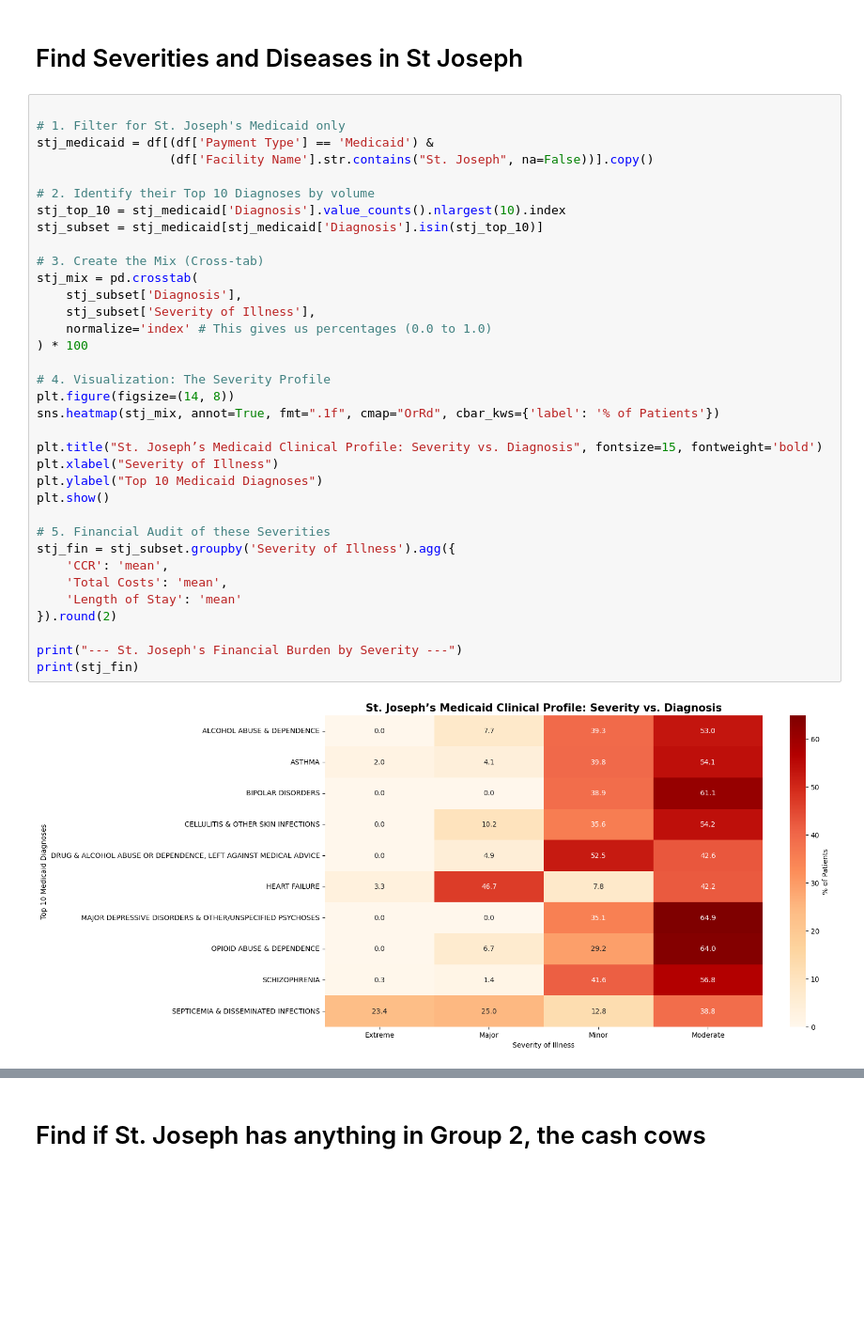
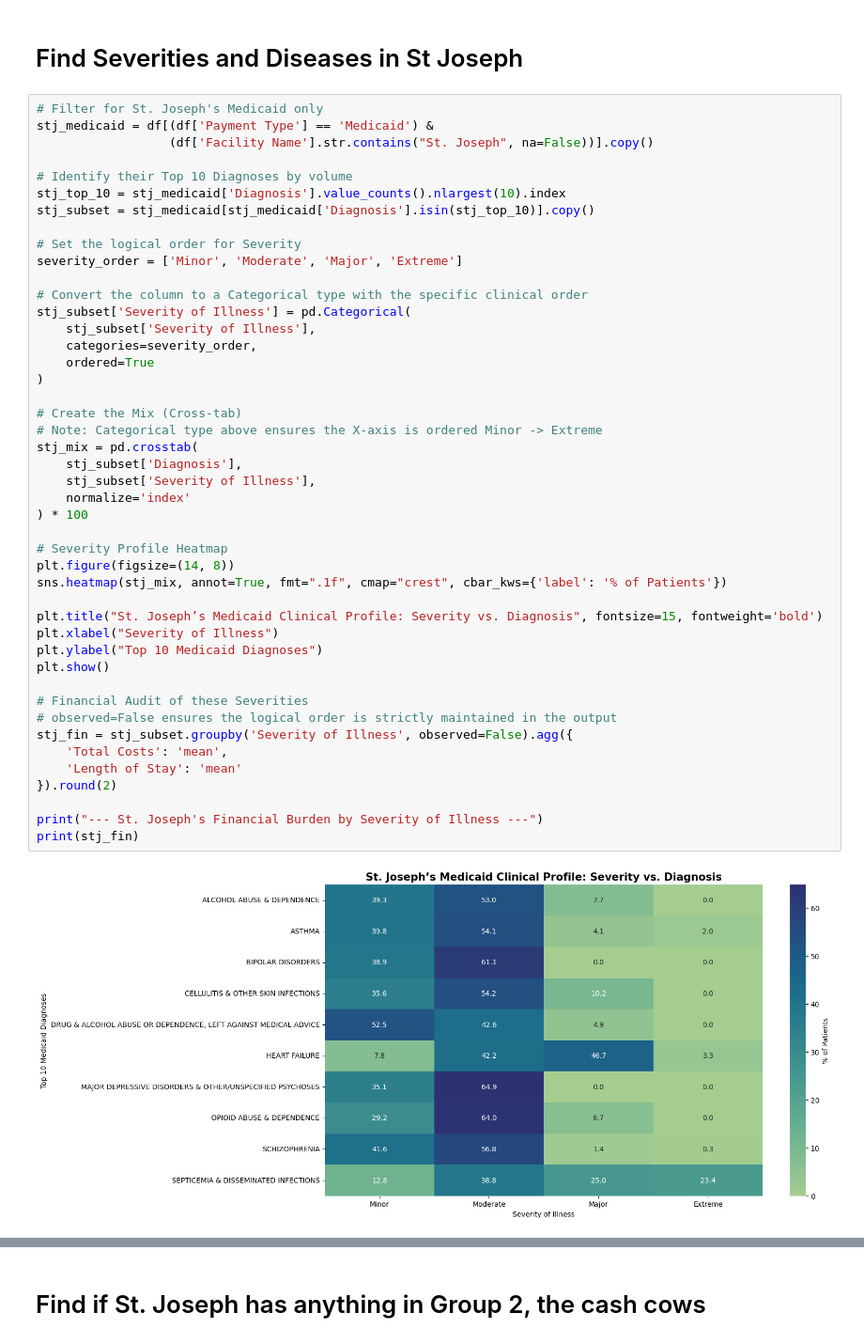
Before and after one commit to kpsalida/HospitalDischarges_Visualization, a Jupyter notebook: viz_eda.ipynb, the cells around one changed output, grey strips where cells are left out. Shown at 94% size. Drawn from its saved outputs; the diff is of its cells as text; blank space fills up the shorter version.

```diff
--- a/viz_eda.ipynb
+++ b/viz_eda.ipynb
@@ -2235,39 +2287,49 @@ MAJOR DEPRESSIVE DISORDERS & OTHER/UNSPECIFIED ...       224             365
 # %% [markdown]
 # Find Severities and Diseases in St Joseph
 # %%
-
-# 1. Filter for St. Joseph's Medicaid only
+# Filter for St. Joseph's Medicaid only
 stj_medicaid = df[(df['Payment Type'] == 'Medicaid') &
                   (df['Facility Name'].str.contains("St. Joseph", na=False))].copy()
 
-# 2. Identify their Top 10 Diagnoses by volume
+# Identify their Top 10 Diagnoses by volume
 stj_top_10 = stj_medicaid['Diagnosis'].value_counts().nlargest(10).index
-stj_subset = stj_medicaid[stj_medicaid['Diagnosis'].isin(stj_top_10)]
+stj_subset = stj_medicaid[stj_medicaid['Diagnosis'].isin(stj_top_10)].copy()
 
-# 3. Create the Mix (Cross-tab)
+# Set the logical order for Severity
+severity_order = ['Minor', 'Moderate', 'Major', 'Extreme']
+
+# Convert the column to a Categorical type with the specific clinical order
+stj_subset['Severity of Illness'] = pd.Categorical(
+    stj_subset['Severity of Illness'],
+    categories=severity_order,
+    ordered=True
+)
+
+# Create the Mix (Cross-tab)
+# Note: Categorical type above ensures the X-axis is ordered Minor -> Extreme
 stj_mix = pd.crosstab(
     stj_subset['Diagnosis'],
     stj_subset['Severity of Illness'],
-    normalize='index' # This gives us percentages (0.0 to 1.0)
+    normalize='index'
 ) * 100
 
-# 4. Visualization: The Severity Profile
+# Severity Profile Heatmap
 plt.figure(figsize=(14, 8))
-sns.heatmap(stj_mix, annot=True, fmt=".1f", cmap="OrRd", cbar_kws={'label': '% of Patients'})
+sns.heatmap(stj_mix, annot=True, fmt=".1f", cmap="crest", cbar_kws={'label': '% of Patients'})
 
 plt.title("St. Joseph’s Medicaid Clinical Profile: Severity vs. Diagnosis", fontsize=15, fontweight='bold')
 plt.xlabel("Severity of Illness")
 plt.ylabel("Top 10 Medicaid Diagnoses")
 plt.show()
 
-# 5. Financial Audit of these Severities
-stj_fin = stj_subset.groupby('Severity of Illness').agg({
-    'CCR': 'mean',
+# Financial Audit of these Severities
+# observed=False ensures the logical order is strictly maintained in the output
+stj_fin = stj_subset.groupby('Severity of Illness', observed=False).agg({
     'Total Costs': 'mean',
     'Length of Stay': 'mean'
 }).round(2)
 
-print("--- St. Joseph's Financial Burden by Severity ---")
+print("--- St. Joseph's Financial Burden by Severity of Illness ---")
 print(stj_fin)
 # %% [output]
-[figure, old version]
+[figure, new version]
```
Also changed, not shown: parts of 74 cells of this notebook.
